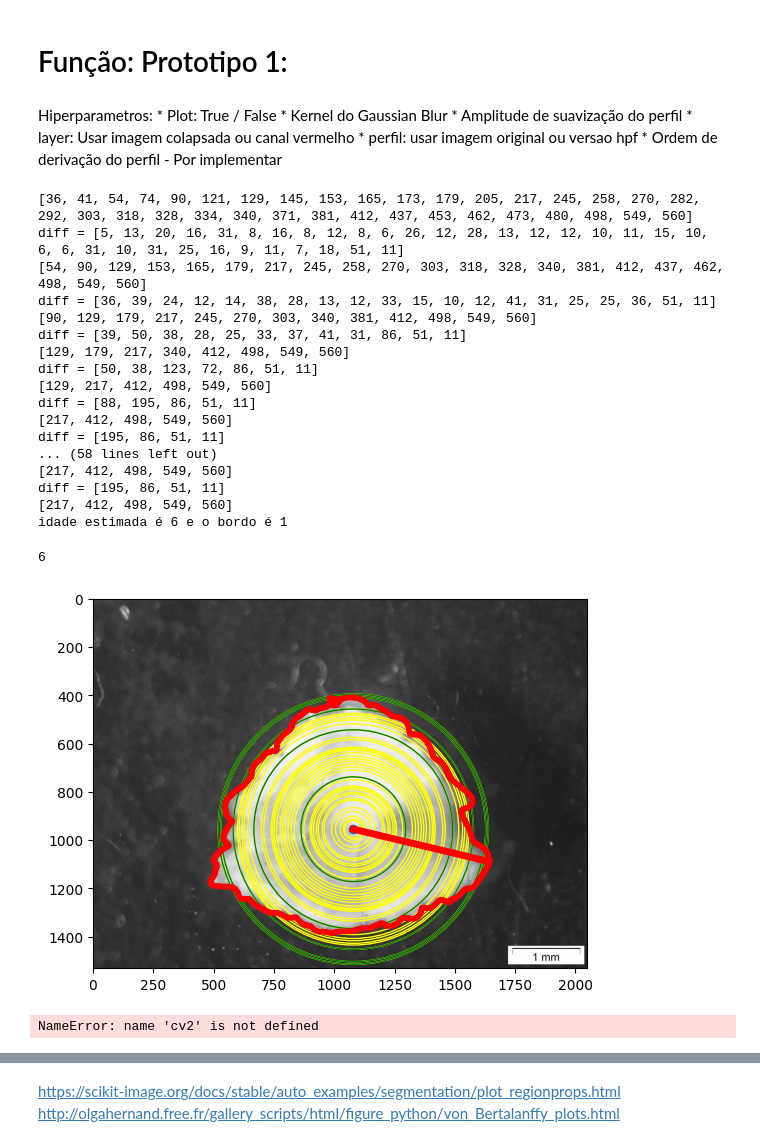
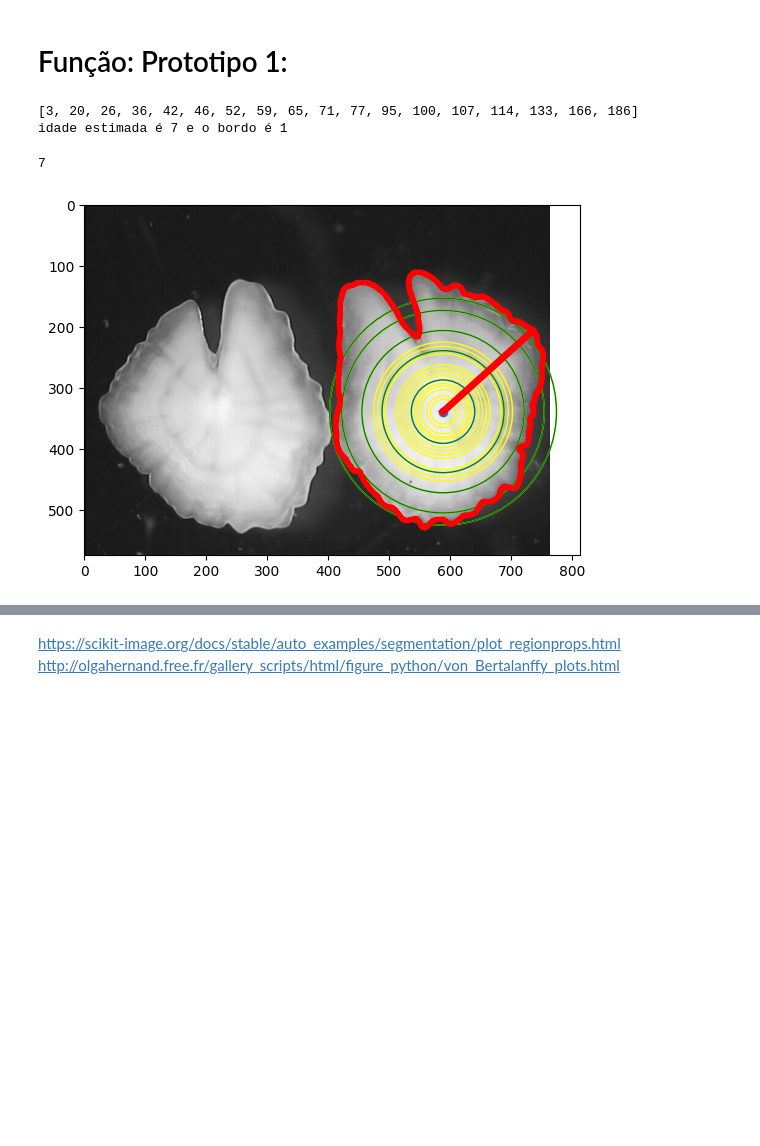
Before and after one commit to AJSRocha/msc_ds_vc, a Jupyter notebook: progress_report.ipynb, the cells around one changed output, grey strips where cells are left out. Cells and saved outputs as stored; diff of their text form; code cells hidden in the pictures; blank space fills up the shorter version.

```diff
--- a/progress_report.ipynb
+++ b/progress_report.ipynb
@@ -96,20 +97,13 @@ def drop_falsos(lista:list, lista_valid):
 def distanciador(lista: list):
     res = [lista[indice + 1] - lista[indice] for indice in range(len(lista) - 1)]
     return res
-# %% [markdown]
-Hiperparametros:
-    * Plot: True / False
-    * Kernel do Gaussian Blur
-    * Amplitude de suavização do perfil
-    * layer: Usar imagem colapsada ou canal vermelho
-    * perfil: usar imagem original ou versao hpf
-    * Ordem de derivação do perfil - Por implementar
 # %%
 def processador(imagem,
                 plot:bool=True,
                 plot_aneis:bool = False,
                 semester = 'S1',
                 kernel:int = 101,
+                outward:bool = True,
                 smooth:int = 3,
                 perf_deriv:int =1,
                 layer:str = "raw",
@@ -131,13 +125,9 @@ def processador(imagem,
     edge = skimage.filters.sobel(colapsado)
     segmentation_edge = skimage.segmentation.watershed(edge, markers)
 
-    # limpeza do segmentation edge
-    mascara = segmentation_edge-1
-
-    # identifica o objecto maior
+        # identifica o objecto maior
     otolito = skimage.filters.apply_hysteresis_threshold(colapsado*segmentation_edge, high = 0.6, low = 0.4) # validar valores
     labeled = ndi.label(otolito)[0]
-    otolito = skimage.color.label2rgb(labeled, mascara)
 
     # identifica o centroide
     largest_nonzero_label = np.argmax(np.bincount(labeled[labeled > 0]))
@@ -195,35 +185,22 @@ def processador(imagem,
     contador = 0
     while contador <= len(transicoes):
         diff = distanciador(transicoes_validas)
-        print(f'diff = {diff}')
-        valid = drop_falsos(diff, valid)
+        #print(f'diff = {diff}')
+        if outward:
+            valid = drop_falsos(diff, valid)
+        else:
+            valid = drop_falsos_reverse(diff, valid)
         transicoes_validas = [transicoes_validas[i] * valid[i] for i in range(len(transicoes_validas))]
-        #transicoes_validas = list(filter((0).__ne__, transicoes_validas))
         transicoes_validas = [i for i in transicoes_validas if i != 0]
         valid = np.ones_like(transicoes_validas)
-        print(transicoes_validas)
+        #print(transicoes_validas)
         contador += 1
-    # acaba aqui a funcao nova
-
-
-    # diff = [transicoes[indice+1] - transicoes[indice] for indice in range(len(transicoes)-1)]
-
-    # remooção de distancias
-    # nova_diff = diff.copy()
-    # contador = 0
-    # while contador < len(diff):
-    #     drop_falsos(nova_diff)
-    #     print(nova_diff)
-    #     contador += 1
-
-
 
     if bordo == 'O-H' and semester == 'S1':
         bordo = 1
     else:
         bordo = 0
 
-    # age = len(nova_diff) + bordo
     age = 0
     for i in transicoes_validas:
         if i != 0:
@@ -311,36 +288,10 @@ def processador(imagem,
 
     print(f'idade estimada é {age} e o bordo é {bordo}')
     return age
-    #return age, bordo, res[1], diff, nova_diff
 # %%
-processador(teste_03, plot = False, plot_aneis=True, perf_deriv=1)
+processador(io.imread(('photos/bios/'+dados['file'][100])), plot = False, plot_aneis=True, perf_deriv=1, outward=True)
 # %% [output]
-[36, 41, 54, 74, 90, 121, 129, 145, 153, 165, 173, 179, 205, 217, 245, 258, 270, 282, 292, 303, 318, 328, 334, 340, 371, 381, 412, 437, 453, 462, 473, 480, 498, 549, 560]
-diff = [5, 13, 20, 16, 31, 8, 16, 8, 12, 8, 6, 26, 12, 28, 13, 12, 12, 10, 11, 15, 10, 6, 6, 31, 10, 31, 25, 16, 9, 11, 7, 18, 51, 11]
-[54, 90, 129, 153, 165, 179, 217, 245, 258, 270, 303, 318, 328, 340, 381, 412, 437, 462, 498, 549, 560]
-diff = [36, 39, 24, 12, 14, 38, 28, 13, 12, 33, 15, 10, 12, 41, 31, 25, 25, 36, 51, 11]
-[90, 129, 179, 217, 245, 270, 303, 340, 381, 412, 498, 549, 560]
-diff = [39, 50, 38, 28, 25, 33, 37, 41, 31, 86, 51, 11]
-[129, 179, 217, 340, 412, 498, 549, 560]
-diff = [50, 38, 123, 72, 86, 51, 11]
-[129, 217, 412, 498, 549, 560]
-diff = [88, 195, 86, 51, 11]
-[217, 412, 498, 549, 560]
-diff = [195, 86, 51, 11]
-... (58 lines left out)
-[217, 412, 498, 549, 560]
-diff = [195, 86, 51, 11]
-[217, 412, 498, 549, 560]
-idade estimada é 6 e o bordo é 1
+[3, 20, 26, 36, 42, 46, 52, 59, 65, 71, 77, 95, 100, 107, 114, 133, 166, 186]
+idade estimada é 7 e o bordo é 1
-6
+7
-[figure, old version]
+[figure, new version]
-# %%
-temp = processador(io.imread(('photos/bios/'+dados['file'][100])),
-            plot=False,
-            plot_aneis=True,
-            layer = 'raw',
-            perfil = 'hpf',
-            kernel = 151,
-            smooth = 40)
-# %% [output]
-NameError: name 'cv2' is not defined
```
Also changed, not shown: parts of 7 cells of this notebook, 4 other files.
